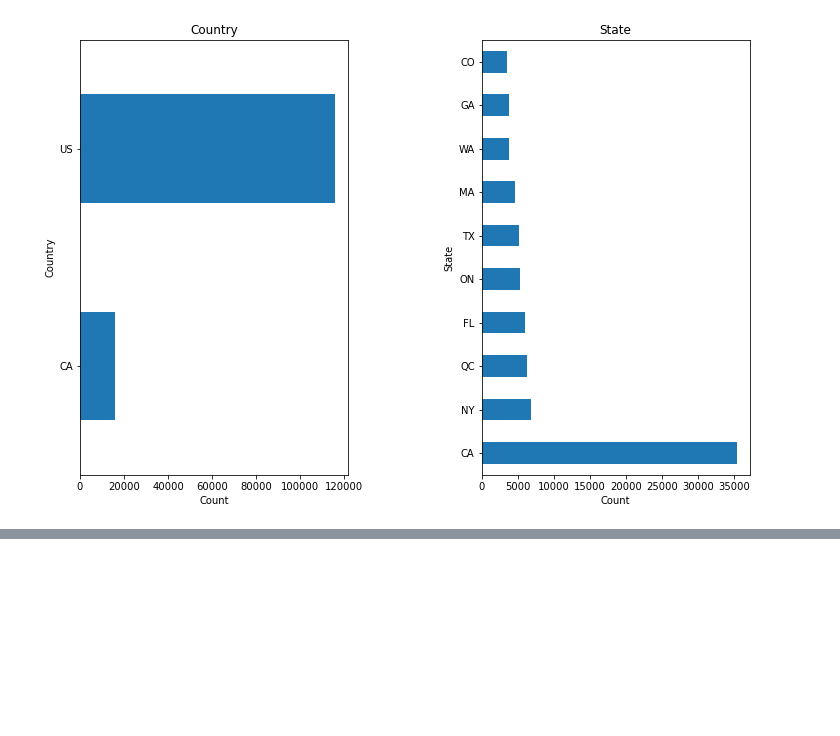
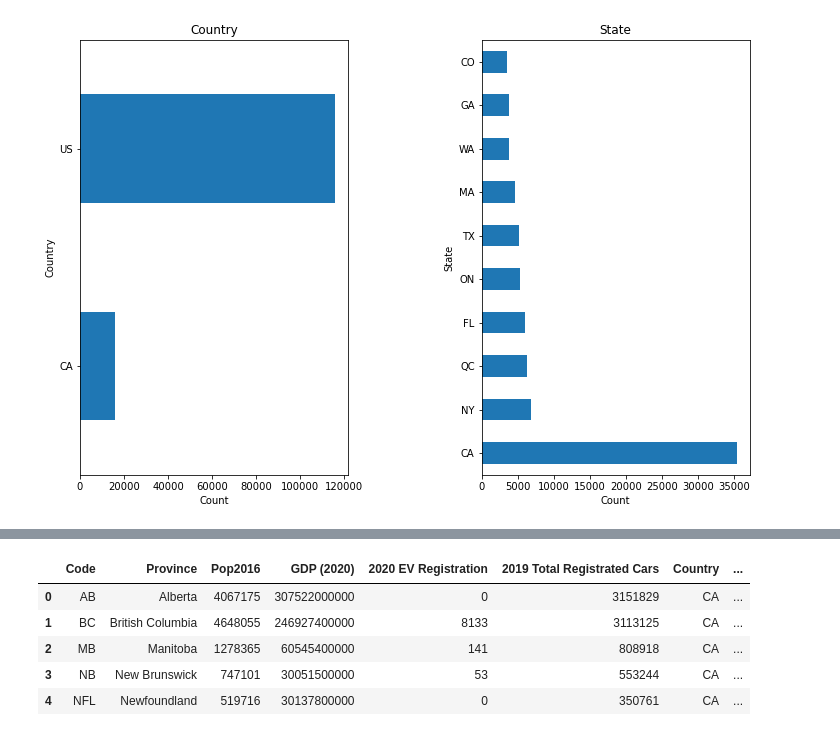
Before and after one commit to AndyGongDS/EVCharger, a Jupyter notebook: Notebooks/Data Wrangling.ipynb, the cells around one changed output, grey strips where cells are left out. Cells and saved outputs as stored; diff of their text form; code cells hidden in the pictures; blank space fills up the shorter version.

```diff
--- a/Notebooks/Data Wrangling.ipynb
+++ b/Notebooks/Data Wrangling.ipynb
@@ -314,0 +329,10 @@ plt.subplots_adjust(wspace=0.5);
+# %%
+EVReg = pd.read_excel('../raw_data/US&CA STATES DATE.xlsx')
+EVReg.head()
+# %% [output]
+|  | Code | Province | Pop2016 | GDP (2020) | 2020 EV Registration | 2019 Total Registrated Cars | Country | ... |
+| 0 | AB | Alberta | 4067175 | 307522000000 | 0 | 3151829 | CA | ... |
+| 1 | BC | British Columbia | 4648055 | 246927400000 | 8133 | 3113125 | CA | ... |
+| 2 | MB | Manitoba | 1278365 | 60545400000 | 141 | 808918 | CA | ... |
+| 3 | NB | New Brunswick | 747101 | 30051500000 | 53 | 553244 | CA | ... |
+| 4 | NFL | Newfoundland | 519716 | 30137800000 | 0 | 350761 | CA | ... |
```
Also changed, not shown: parts of 5 cells of this notebook, 9 other files.
